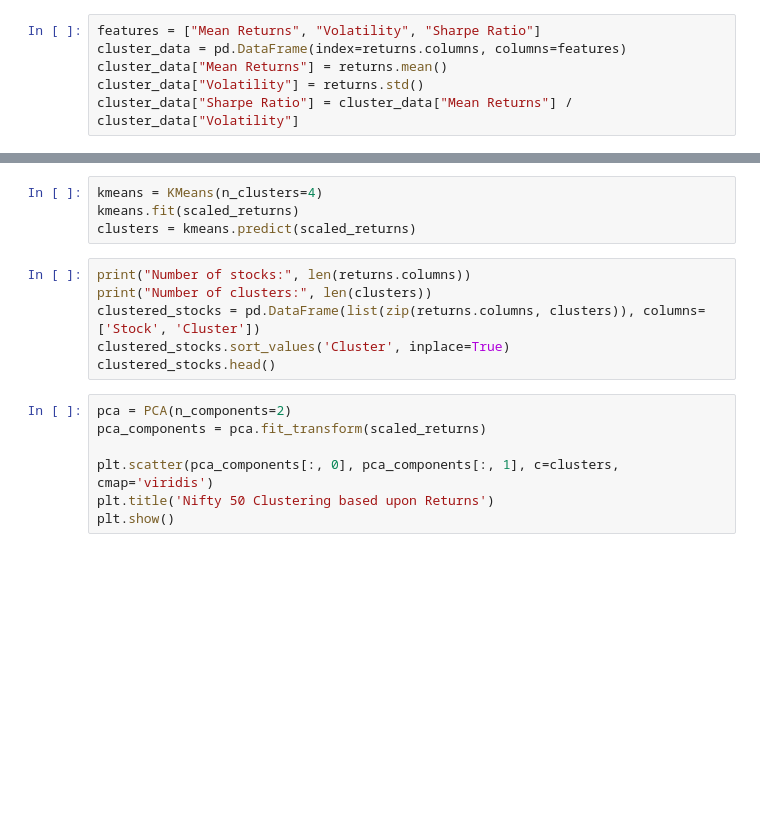
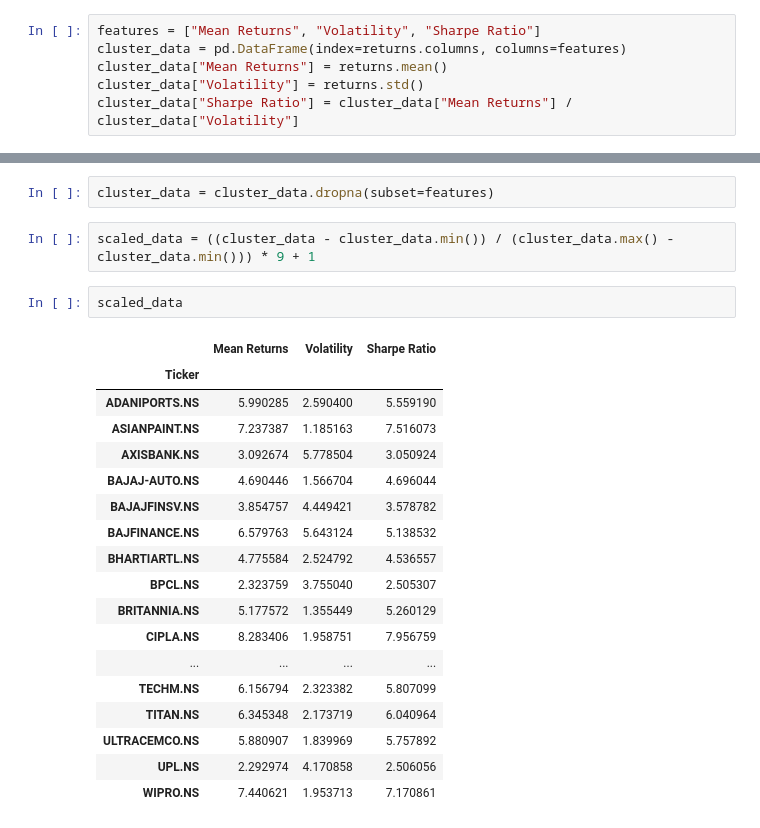
Before and after one commit to upspal/K-Means-on-Stocks, a Jupyter notebook: KMeans.ipynb, the cells around one changed output, grey strips where cells are left out. Cells and saved outputs as stored; diff of their text form; blank space fills up the shorter version.

```diff
--- a/KMeans.ipynb
+++ b/KMeans.ipynb
@@ -29,17 +27,25 @@ else:
-# %%
-kmeans = KMeans(n_clusters=4)
-kmeans.fit(scaled_returns)
-clusters = kmeans.predict(scaled_returns)
-# %%
-print("Number of stocks:", len(returns.columns))
-print("Number of clusters:", len(clusters))
-clustered_stocks = pd.DataFrame(list(zip(returns.columns, clusters)), columns=['Stock', 'Cluster'])
-clustered_stocks.sort_values('Cluster', inplace=True)
-clustered_stocks.head()
-# %%
-pca = PCA(n_components=2)
-pca_components = pca.fit_transform(scaled_returns)
-
-plt.scatter(pca_components[:, 0], pca_components[:, 1], c=clusters, cmap='viridis')
-plt.title('Nifty 50 Clustering based upon Returns')
-plt.show()
+# %%
+cluster_data = cluster_data.dropna(subset=features)
+# %%
+scaled_data = ((cluster_data - cluster_data.min()) / (cluster_data.max() - cluster_data.min())) * 9 + 1
+# %%
+scaled_data
+# %% [output]
+|  | Mean Returns | Volatility | Sharpe Ratio |
+| Ticker |  |  |  |
+| ADANIPORTS.NS | 5.990285 | 2.590400 | 5.559190 |
+| ASIANPAINT.NS | 7.237387 | 1.185163 | 7.516073 |
+| AXISBANK.NS | 3.092674 | 5.778504 | 3.050924 |
+| BAJAJ-AUTO.NS | 4.690446 | 1.566704 | 4.696044 |
+| BAJAJFINSV.NS | 3.854757 | 4.449421 | 3.578782 |
+| BAJFINANCE.NS | 6.579763 | 5.643124 | 5.138532 |
+| BHARTIARTL.NS | 4.775584 | 2.524792 | 4.536557 |
+| BPCL.NS | 2.323759 | 3.755040 | 2.505307 |
+| BRITANNIA.NS | 5.177572 | 1.355449 | 5.260129 |
+| CIPLA.NS | 8.283406 | 1.958751 | 7.956759 |
+| ... | ... | ... | ... |
+| TECHM.NS | 6.156794 | 2.323382 | 5.807099 |
+| TITAN.NS | 6.345348 | 2.173719 | 6.040964 |
+| ULTRACEMCO.NS | 5.880907 | 1.839969 | 5.757892 |
+| UPL.NS | 2.292974 | 4.170858 | 2.506056 |
+| WIPRO.NS | 7.440621 | 1.953713 | 7.170861 |
```
Also changed, not shown: parts of 8 cells of this notebook.
